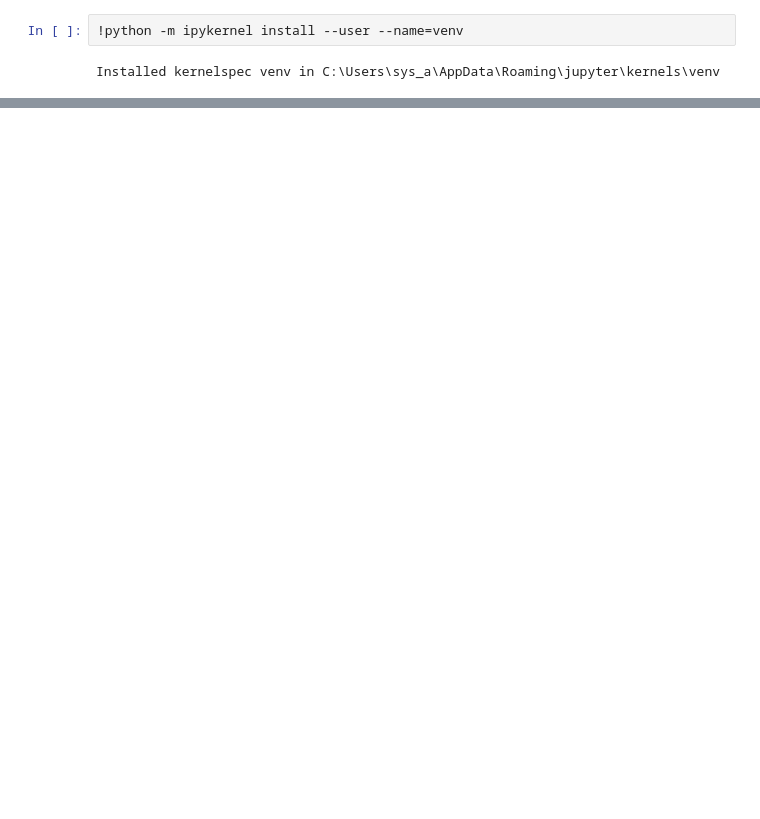
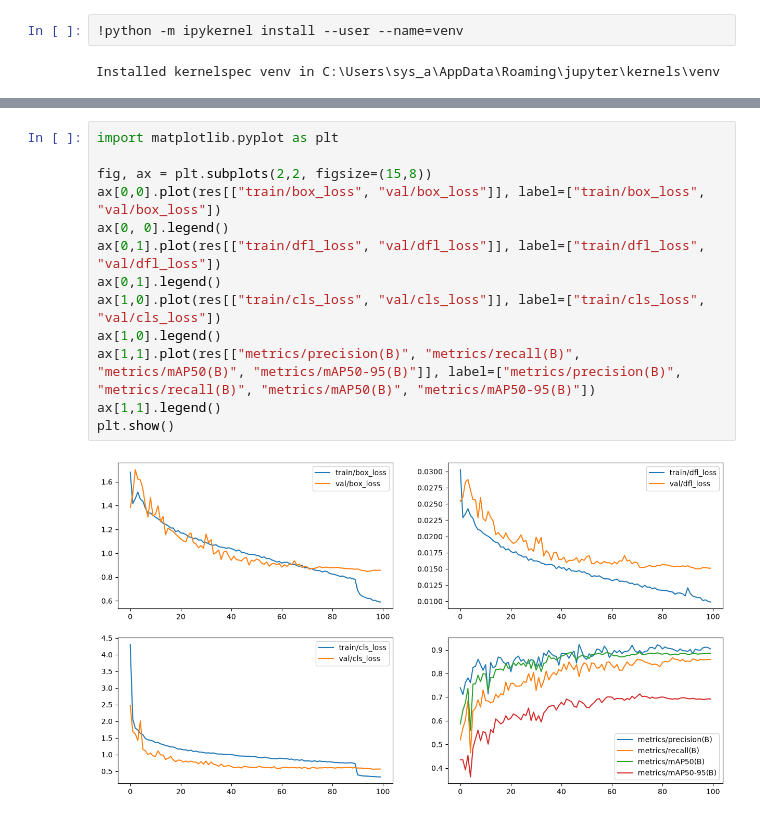
Before and after one commit to Sierra-py/vehicle-monitoring-system, a Jupyter notebook: notebooks/experimentation.ipynb, the cells around one changed output, grey strips where cells are left out. Drawn from its saved outputs; the diff is of its cells as text; blank space fills up the shorter version.

```diff
--- a/notebooks/experimentation.ipynb
+++ b/notebooks/experimentation.ipynb
@@ -80,0 +86,15 @@ RuntimeError: Dataset '../data/raw/plate.ndjson' error  asyncio.run() cannot be
+# %%
+import matplotlib.pyplot as plt
+
+fig, ax = plt.subplots(2,2, figsize=(15,8))
+ax[0,0].plot(res[["train/box_loss", "val/box_loss"]], label=["train/box_loss", "val/box_loss"])
+ax[0, 0].legend()
+ax[0,1].plot(res[["train/dfl_loss", "val/dfl_loss"]], label=["train/dfl_loss", "val/dfl_loss"])
+ax[0,1].legend()
+ax[1,0].plot(res[["train/cls_loss", "val/cls_loss"]], label=["train/cls_loss", "val/cls_loss"])
+ax[1,0].legend()
+ax[1,1].plot(res[["metrics/precision(B)", "metrics/recall(B)", "metrics/mAP50(B)", "metrics/mAP50-95(B)"]], label=["metrics/precision(B)", "metrics/recall(B)", "metrics/mAP50(B)", "metrics/mAP50-95(B)"])
+ax[1,1].legend()
+plt.show()
+# %% [output]
+[figure, added]
```
Also changed, not shown: parts of 11 cells of this notebook, 21 other files.
